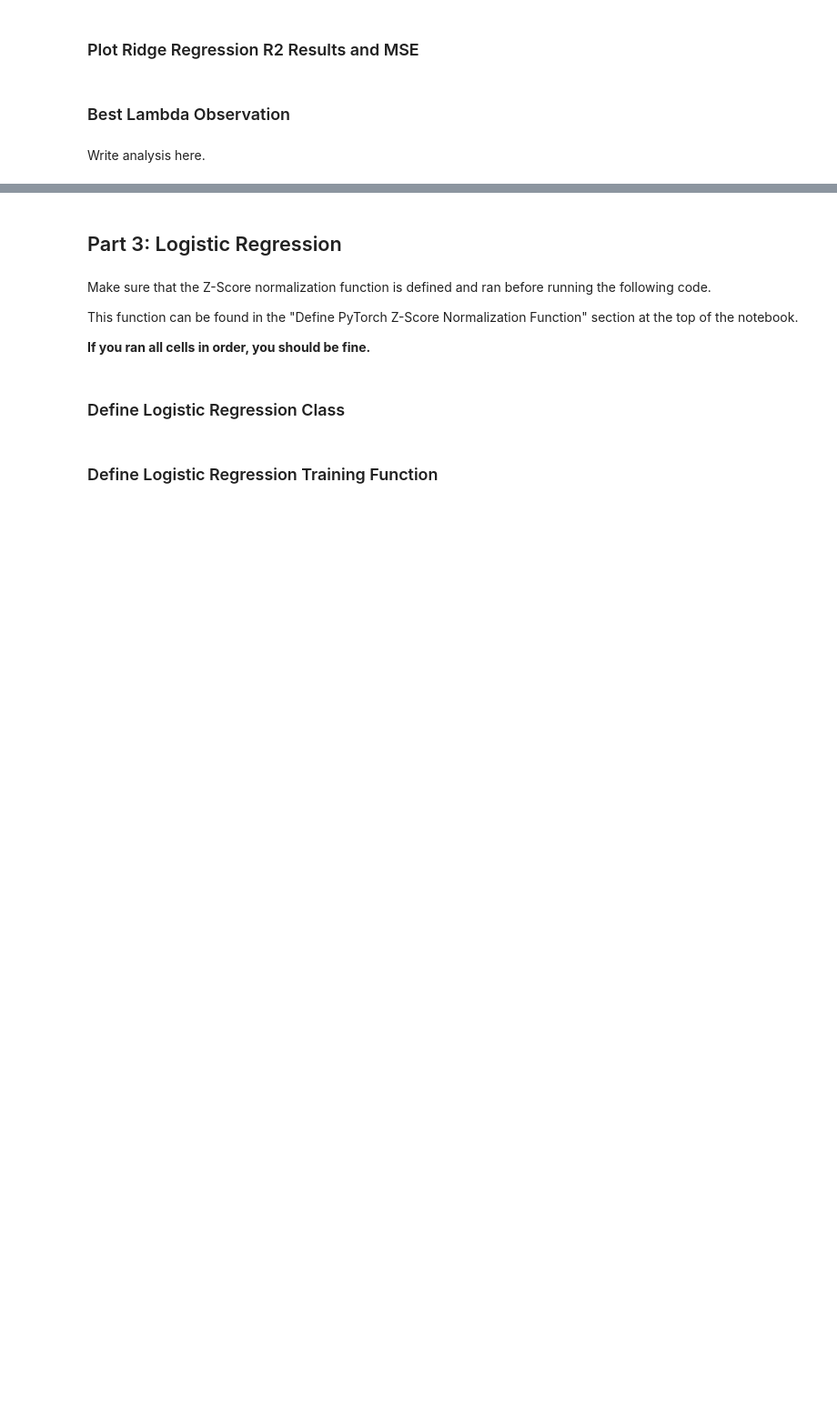
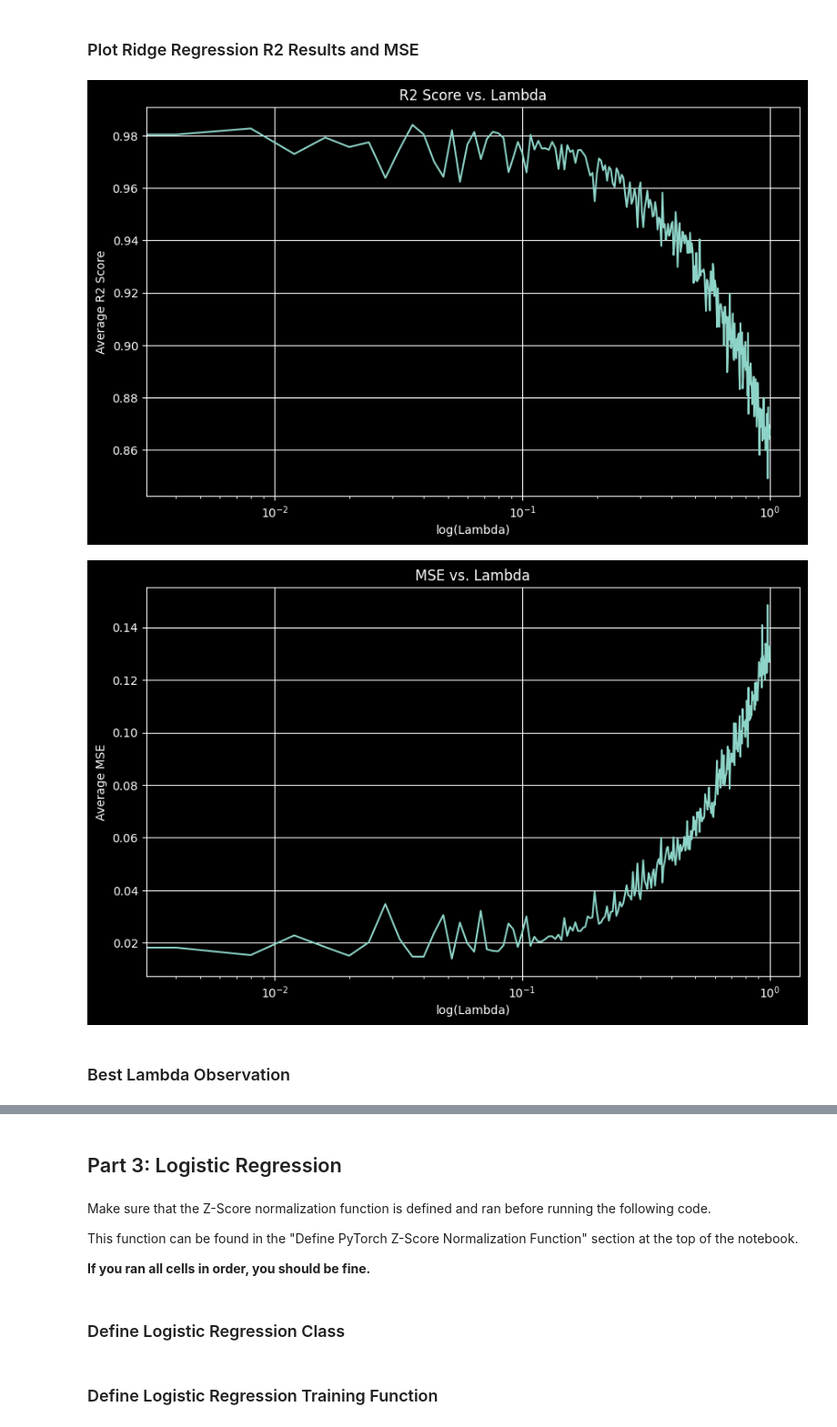
Before and after one commit to klukaszek/CIS4780-A1, a Jupyter notebook: Assignment 1.ipynb, the cells around one changed output, grey strips where cells are left out. Shown at 91% size. Drawn from its saved outputs; the diff is of its cells as text; code cells hidden in the pictures; blank space fills up the shorter version.

```diff
--- a/Assignment 1.ipynb
+++ b/Assignment 1.ipynb
@@ -383,26 +400,29 @@ print(best_results)
 # %%
 # Plot R2 scores for different lambda values
 r2_scores = [result[1]['avg_r2_score'] for result in results]
 
 plt.figure(figsize=(10, 6))
 plt.plot(lambda_values, r2_scores)
+plt.xscale('log')
 plt.title('R2 Score vs. Lambda')
-plt.xlabel('Lambda')
+plt.xlabel('log(Lambda)')
 plt.ylabel('Average R2 Score')
 plt.grid(True)
 plt.show()
 
 # Plot MSE scores for different lambda values
 mse_scores = [result[1]['avg_mse_score'] for result in results]
 
 plt.figure(figsize=(10, 6))
 plt.plot(lambda_values, mse_scores)
-plt.title('MSE Score vs. Lambda')
-plt.xlabel('Lambda')
-plt.ylabel('Average MSE Score')
+plt.xscale('log')
+plt.title('MSE vs. Lambda')
+plt.xlabel('log(Lambda)')
+plt.ylabel('Average MSE')
 plt.grid(True)
 plt.show()
+# %% [output]
+[figure, added]
+[figure, added]
 # %% [markdown]
 ### Best Lambda Observation
-# %% [markdown]
-Write analysis here.
```
Also changed, not shown: parts of 21 cells of this notebook.
